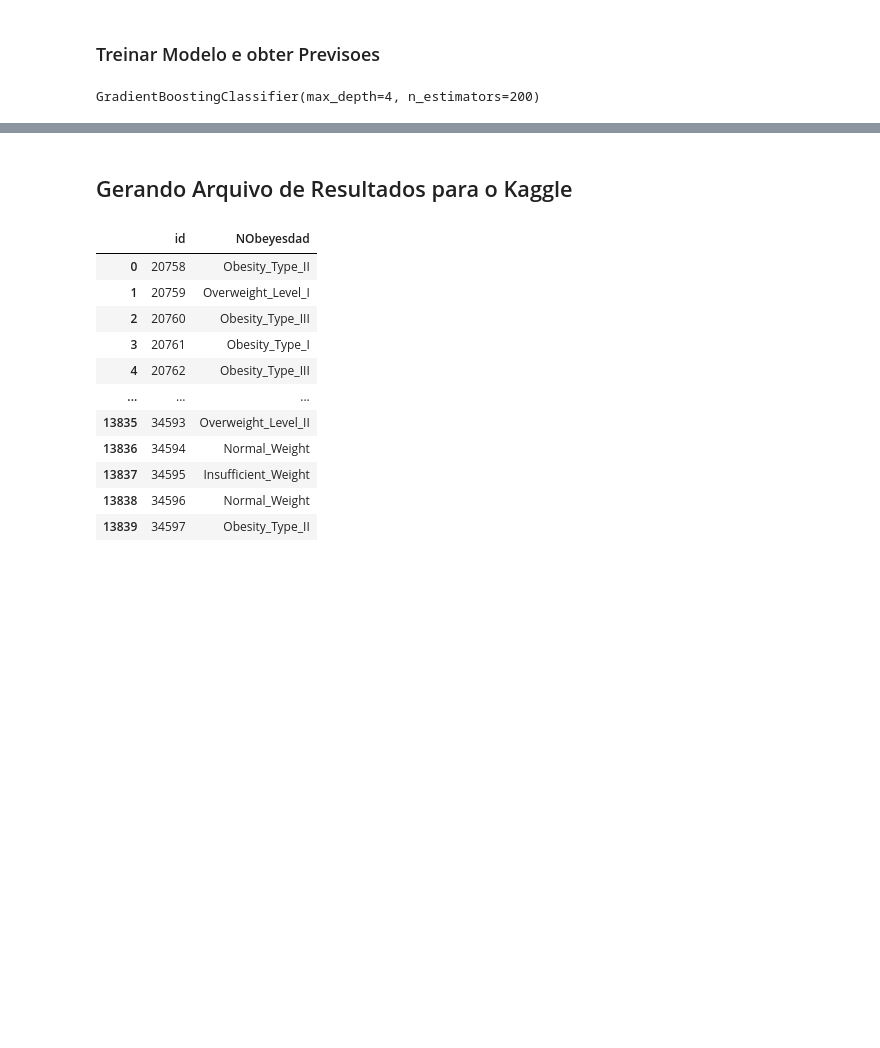
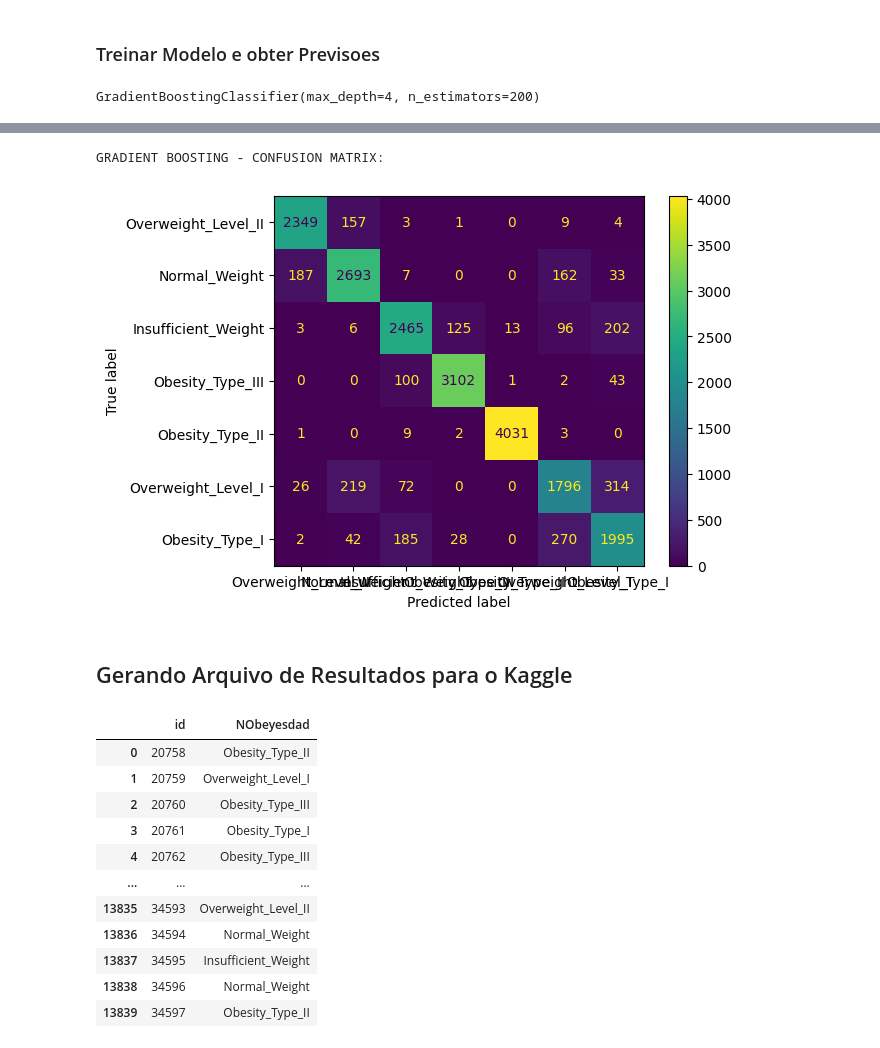
Before and after one commit to BarbaraCerqueira/Prediction-Obesity-Risk, a Jupyter notebook: prediction_obesity_risk.ipynb, the cells around one changed output, grey strips where cells are left out. Cells and saved outputs as stored; diff of their text form; code cells hidden in the pictures; blank space fills up the shorter version.

```diff
--- a/prediction_obesity_risk.ipynb
+++ b/prediction_obesity_risk.ipynb
@@ -363,0 +402,3 @@ best_gb_pred = best_gb.predict(X_test)
+# %%
+gb_optimized = GradientBoostingClassifier(**best_params)
+gb_evaluate = cross_val_predict(gb_optimized, X_train, y_train, cv=5)
@@ -364,3 +424,14 @@ best_gb_pred = best_gb.predict(X_test)
+# %%
+cm_gb = confusion_matrix(y_train, gb_evaluate)
+labels = y_train.unique()
+cm_display_gb = ConfusionMatrixDisplay(confusion_matrix = cm_gb, display_labels = labels)
+
+print("GRADIENT BOOSTING - CONFUSION MATRIX:\n")
+cm_display_gb.plot()
+plt.show()
+# %% [output]
+GRADIENT BOOSTING - CONFUSION MATRIX:
+[figure, added]
 # %% [markdown]
 ## Gerando Arquivo de Resultados para o Kaggle
 # %%
```
Also changed, not shown: parts of 10 cells of this notebook.
